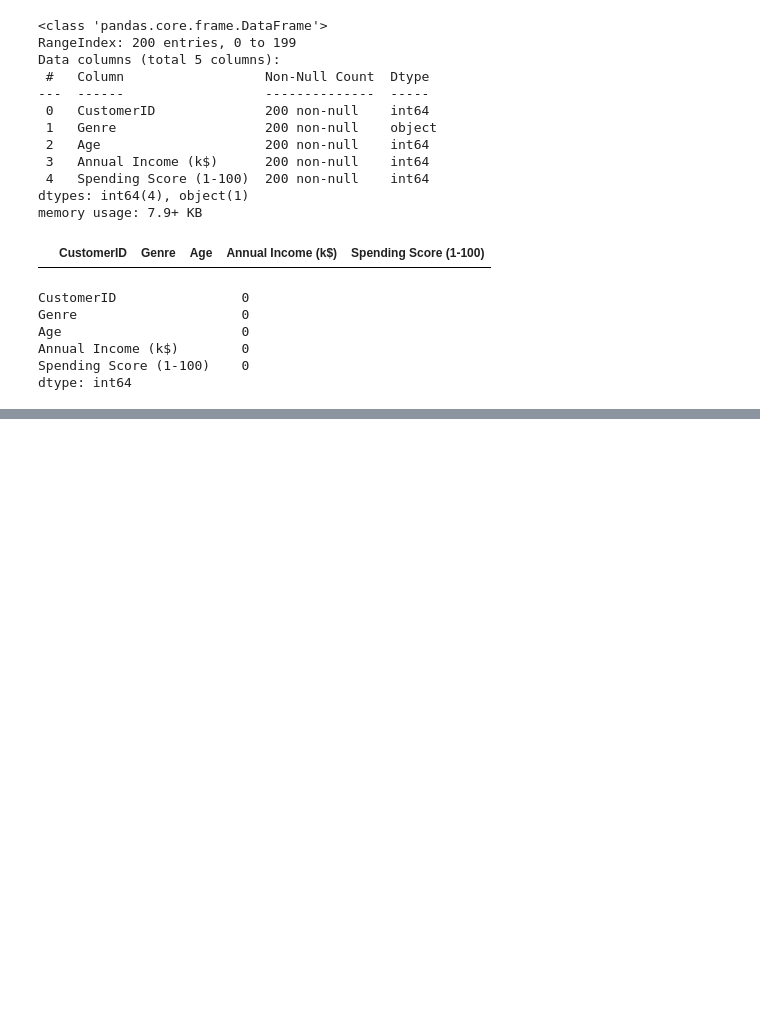
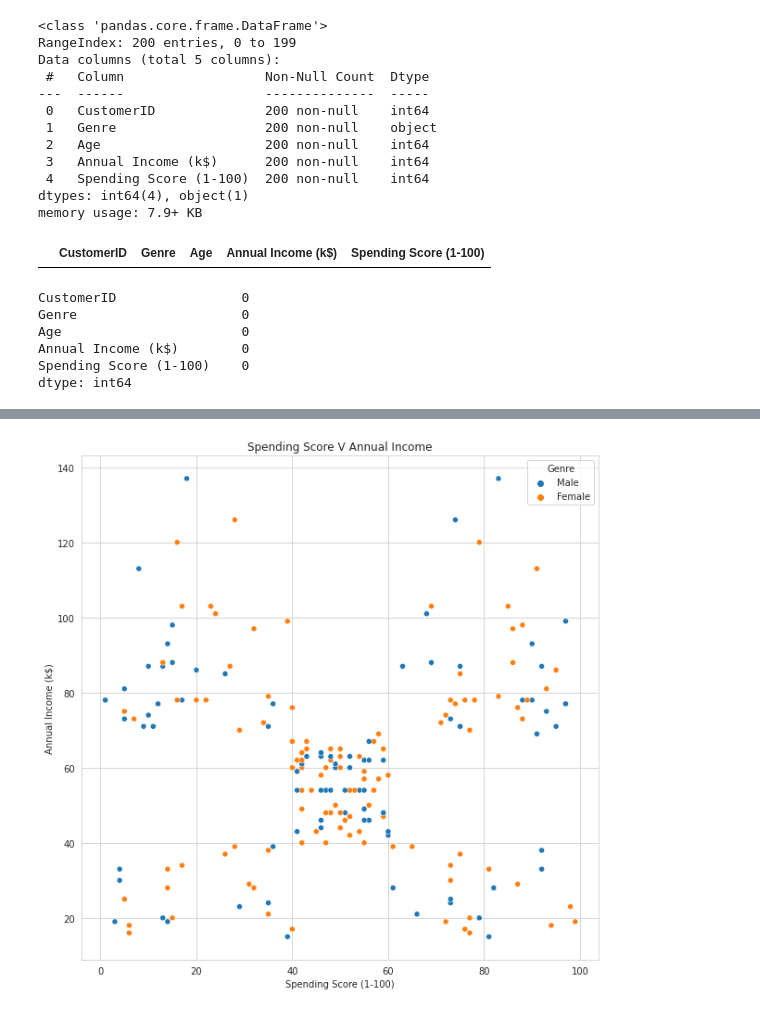
Before and after one commit to mopferman/Project2, a Jupyter notebook: Mall_Data_Project_2.ipynb, the cells around one changed output, grey strips where cells are left out. Saved outputs shown, nothing was run; the diff lists cells and outputs as text; code cells hidden in the pictures; blank space fills up the shorter version.

```diff
--- a/Mall_Data_Project_2.ipynb
+++ b/Mall_Data_Project_2.ipynb
@@ -58,0 +90,6 @@ dtype: int64
+# %%
+sns.scatterplot(data = df,x='Spending Score (1-100)', y = "Annual Income (k$)", hue = 'Genre')
+plt.gcf().set_size_inches((10, 10))
+plt.title("Spending Score V Annual Income");
+# %% [output]
+[figure, added]
```
Also changed, not shown: parts of 4 cells of this notebook.
